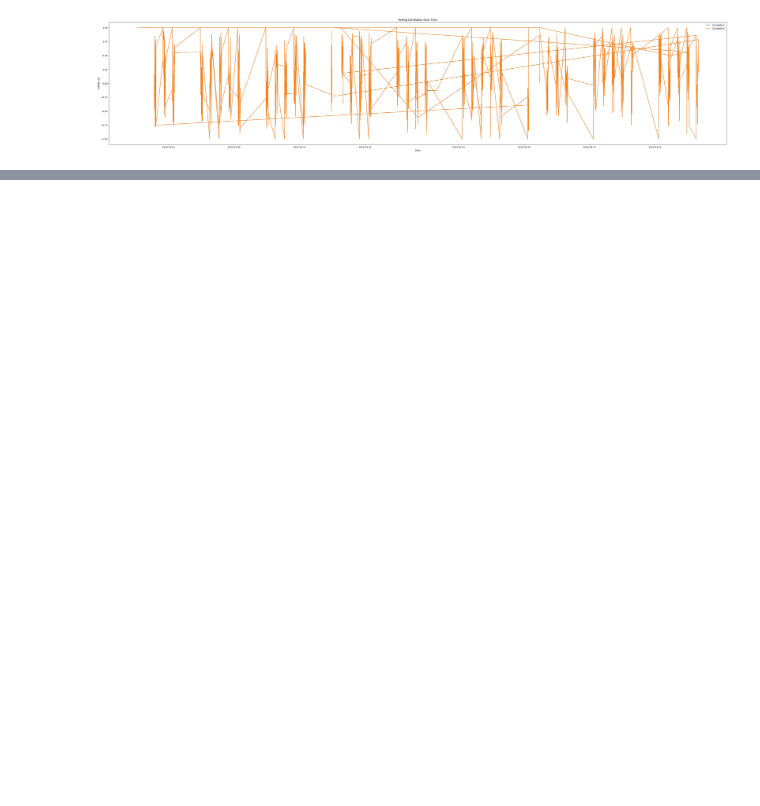
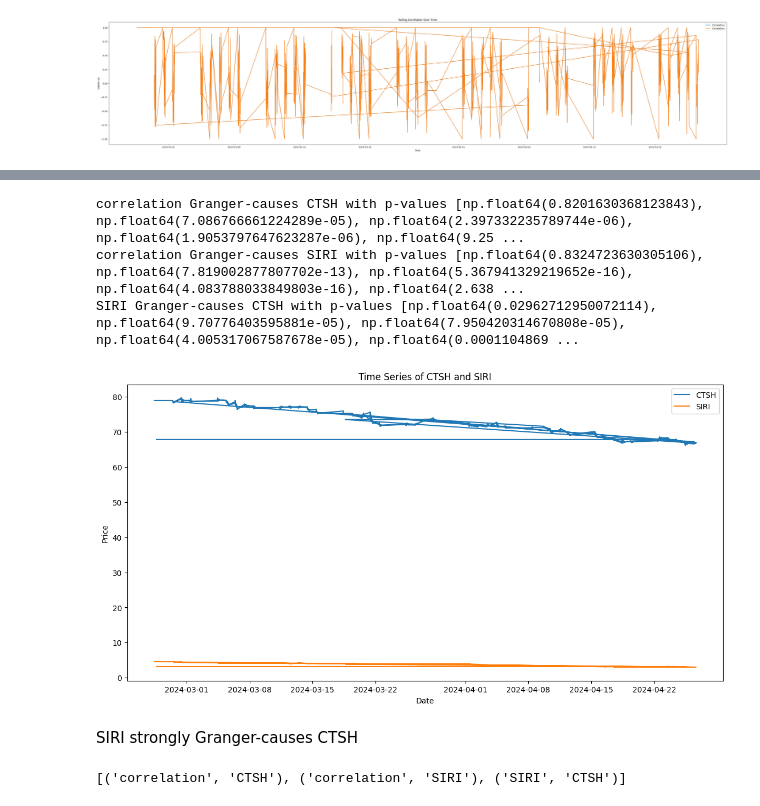
Before and after one commit to blackswan-quants/nasdaq_causal-analysis_lstm, a Jupyter notebook: stationary_case.ipynb, the cells around one changed output, grey strips where cells are left out. Saved outputs shown, nothing was run; the diff lists cells and outputs as text; code cells hidden in the pictures; blank space fills up the shorter version.

Commit message:
only missing lstm now

```diff
--- a/stationary_case.ipynb
+++ b/stationary_case.ipynb
@@ -66,3 +66,6 @@ Data columns (total 4 columns):
  3   correlation  17101 non-null  float64
 dtypes: float64(4)
 memory usage: 680.9 KB
+# %%
+# Drop one of the 'correlation' columns from final_df
+final_df = final_df.loc[:, ~final_df.columns.duplicated()]
@@ -79,3 +95,13 @@ plt.legend()
 plt.show()
 # %% [output]
 [figure]
+# %%
+import pandas as pd
+from helpermodules.granger_causality import GrangerCausalityAnalysis
+import matplotlib.pyplot as plt
+
+# Forward fill missing values
+final_df = final_df.bfill()
+
+# Initialize GrangerCausalityAnalysis with the DataFrame
+granger_analyzer = GrangerCausalityAnalysis(final_df)
@@ -81,0 +138,34 @@ plt.show()
+# %%
+
+# Calculate Granger causality
+granger_results = granger_analyzer.calculate_granger_causality()
+
+# Print significant causality pairs
+significant_pairs = granger_analyzer.significant_causality_pairs()
+
+# Plot the two time series over time
+ticker_x, ticker_y = most_correlated_pair
+plt.figure(figsize=(14, 7))
+plt.plot(df.index, df[ticker_x], label=ticker_x)
+plt.plot(df.index, df[ticker_y], label=ticker_y)
+plt.xlabel('Date')
+plt.ylabel('Price')
+plt.title(f'Time Series of {ticker_x} and {ticker_y}')
+plt.legend()
+plt.show()
+# %% [output]
+correlation Granger-causes CTSH with p-values [np.float64(0.8201630368123843), np.float64(7.086766661224289e-05), np.float64(2.397332235789744e-06), np.float64(1.9053797647623287e-06), np.float64(9.25 ...
+correlation Granger-causes SIRI with p-values [np.float64(0.8324723630305106), np.float64(7.819002877807702e-13), np.float64(5.367941329219652e-16), np.float64(4.083788033849803e-16), np.float64(2.638 ...
+SIRI Granger-causes CTSH with p-values [np.float64(0.02962712950072114), np.float64(9.70776403595881e-05), np.float64(7.950420314670808e-05), np.float64(4.005317067587678e-05), np.float64(0.0001104869 ...
+[figure, added]
+# %% [markdown]
+ SIRI strongly Granger-causes CTSH
+# %%
+# Load the pickle file
+with open('data/pickle_files/Linear_Granger_Casuality_Significants.pkl', 'rb') as file:
+    Linear_Granger_Casuality_Significants = pickle.load(file)
+
+# Display the content of the loaded pickle file
+print(Linear_Granger_Casuality_Significants)
+# %% [output]
+[('correlation', 'CTSH'), ('correlation', 'SIRI'), ('SIRI', 'CTSH')]
```
Also changed, not shown: parts of 5 cells of this notebook, 2 other files.
